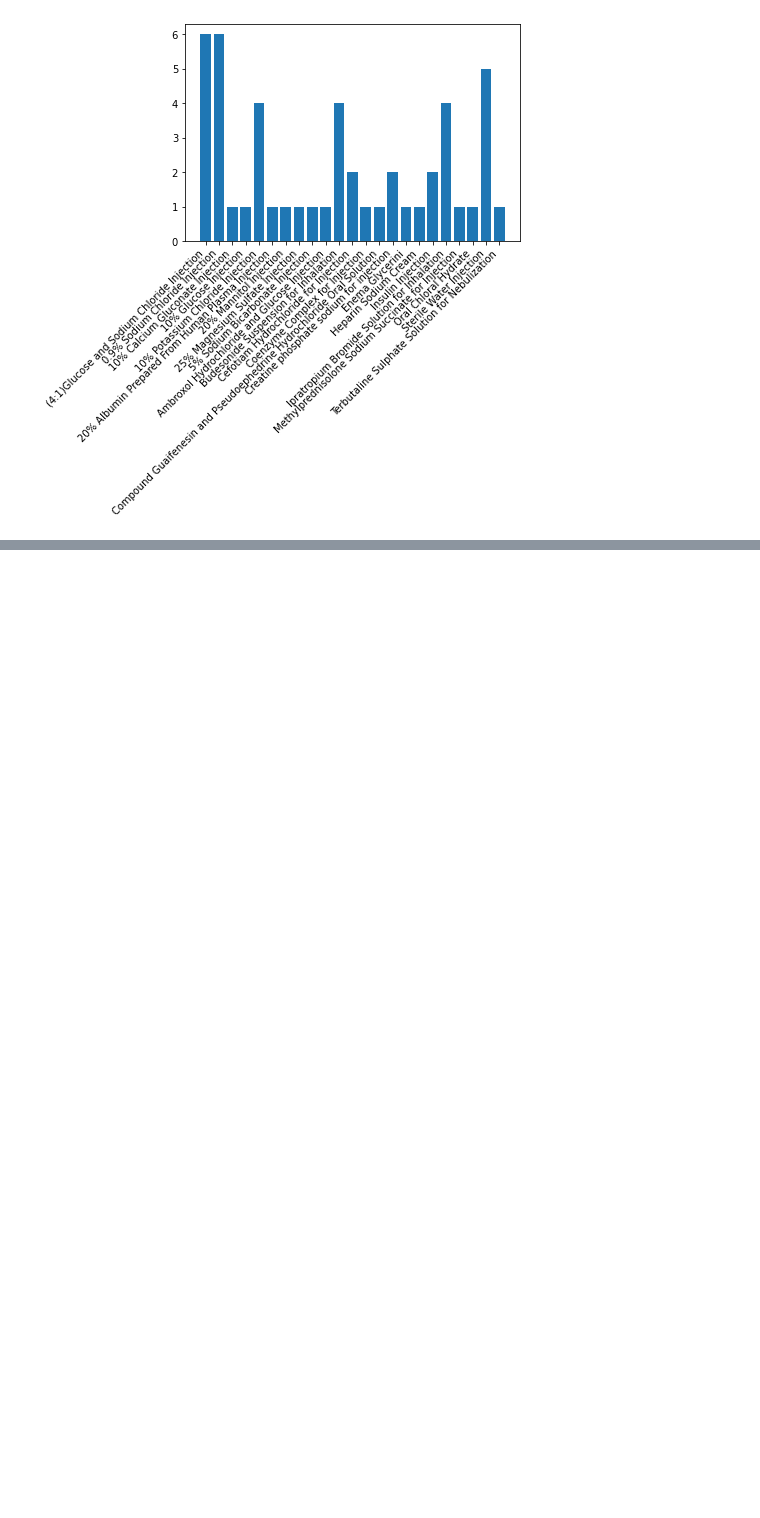
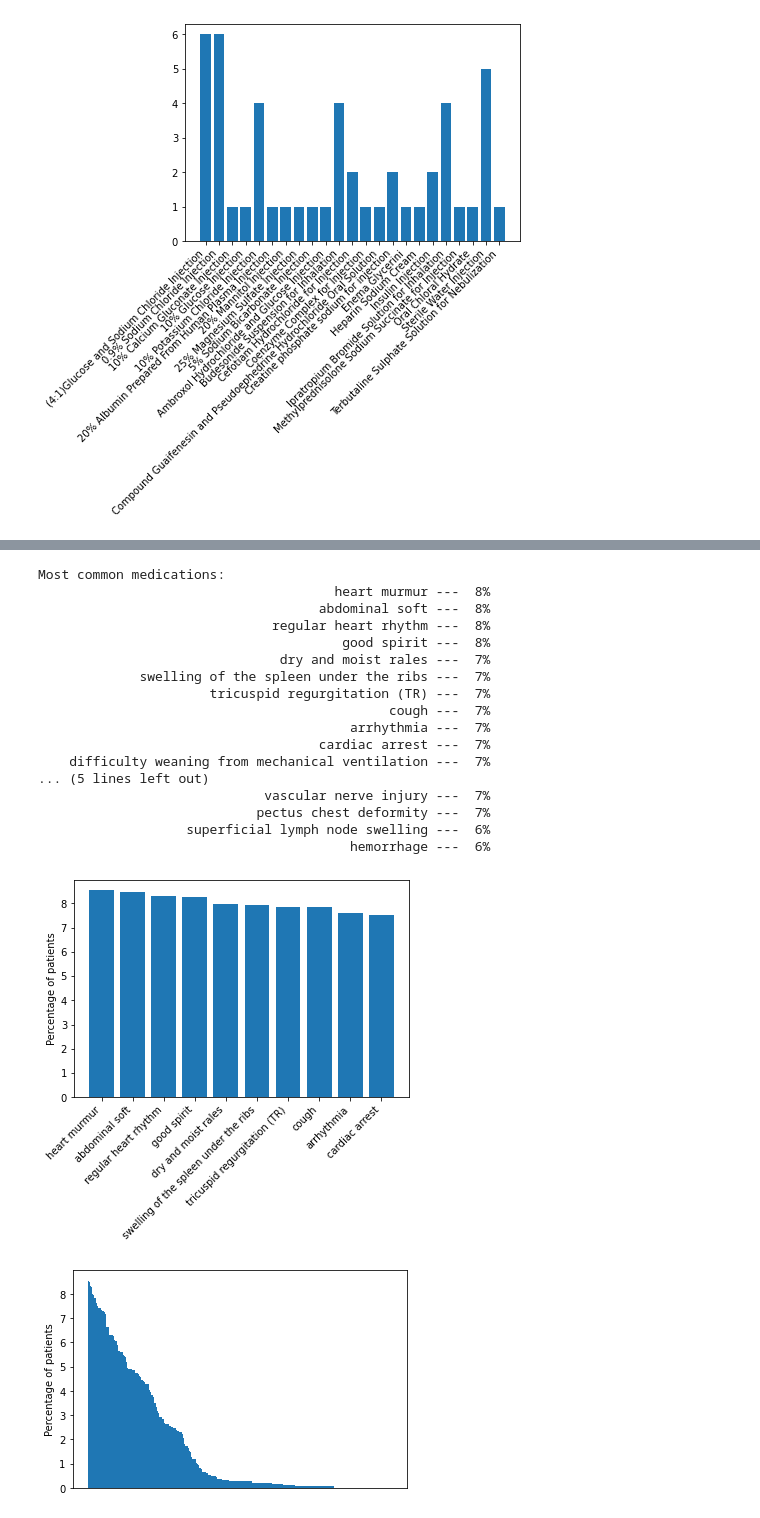
Before and after one commit to sibyl-dev/VBridge, a Jupyter notebook: notebooks/data_vis.ipynb, the cells around one changed output, grey strips where cells are left out. Cells and saved outputs as stored; diff of their text form; code cells hidden in the pictures; blank space fills up the shorter version.

```diff
--- a/notebooks/data_vis.ipynb
+++ b/notebooks/data_vis.ipynb
@@ -262,0 +294,62 @@ Most common medications:
+# %%
+names = []
+counts = []
+for med in symptom_counts.index:
+    # extract the number in the brackets of the feature name, and get the corresponding med name
+    names.append(sym_names[int(med[med.find("[")+1:med.find("]")])])
+    counts.append(symptom_counts[med])
+
+
+sort_order = np.argsort(counts)[::-1]
+
+names = np.array(names)[sort_order]
+counts = np.array(counts)[sort_order]
+
+total = symptom_name_feature_matrix.shape[0]
+# %%
+N = 10
+
+print("Most common medications: ")
+for name, count in zip(names[:20], counts[:20]):
+    print("%50s --- %2i%%" % (name, count*100//total))
+
+x = np.arange(N)
+y = counts[:N] / total * 100
+
+plt.bar(x, y)
+plt.xticks(ticks=x, labels=names[:N], rotation=45, ha='right')
+plt.ylabel("Percentage of patients")
+plt.show()
+
+x = np.arange(len(names))
+y = counts / total * 100
+
+plt.bar(x, y, width=1)
+plt.tick_params(
+    axis='x',          # changes apply to the x-axis
+    which='both',      # both major and minor ticks are affected
+    bottom=False,      # ticks along the bottom edge are off
+    top=False,         # ticks along the top edge are off
+    labelbottom=False) # labels along the bottom edge are off
+plt.ylabel("Percentage of patients")
+plt.show()
+# %% [output]
+Most common medications:
+                                      heart murmur ---  8%
+                                    abdominal soft ---  8%
+                              regular heart rhythm ---  8%
+                                       good spirit ---  8%
+                               dry and moist rales ---  7%
+             swelling of the spleen under the ribs ---  7%
+                      tricuspid regurgitation (TR) ---  7%
+                                             cough ---  7%
+                                        arrhythmia ---  7%
+                                    cardiac arrest ---  7%
+    difficulty weaning from mechanical ventilation ---  7%
+... (5 lines left out)
+                             vascular nerve injury ---  7%
+                            pectus chest deformity ---  7%
+                   superficial lymph node swelling ---  6%
+                                        hemorrhage ---  6%
+[figure, added]
+[figure, added]
```
Also changed, not shown: parts of 20 cells of this notebook.
